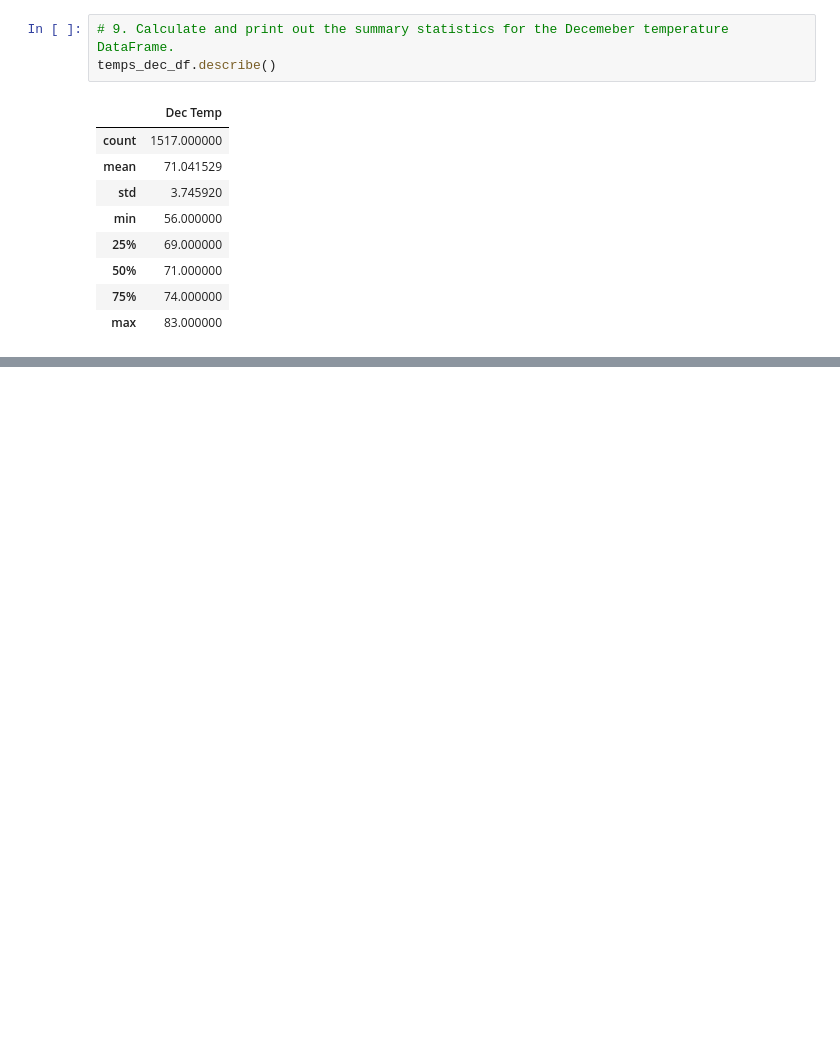
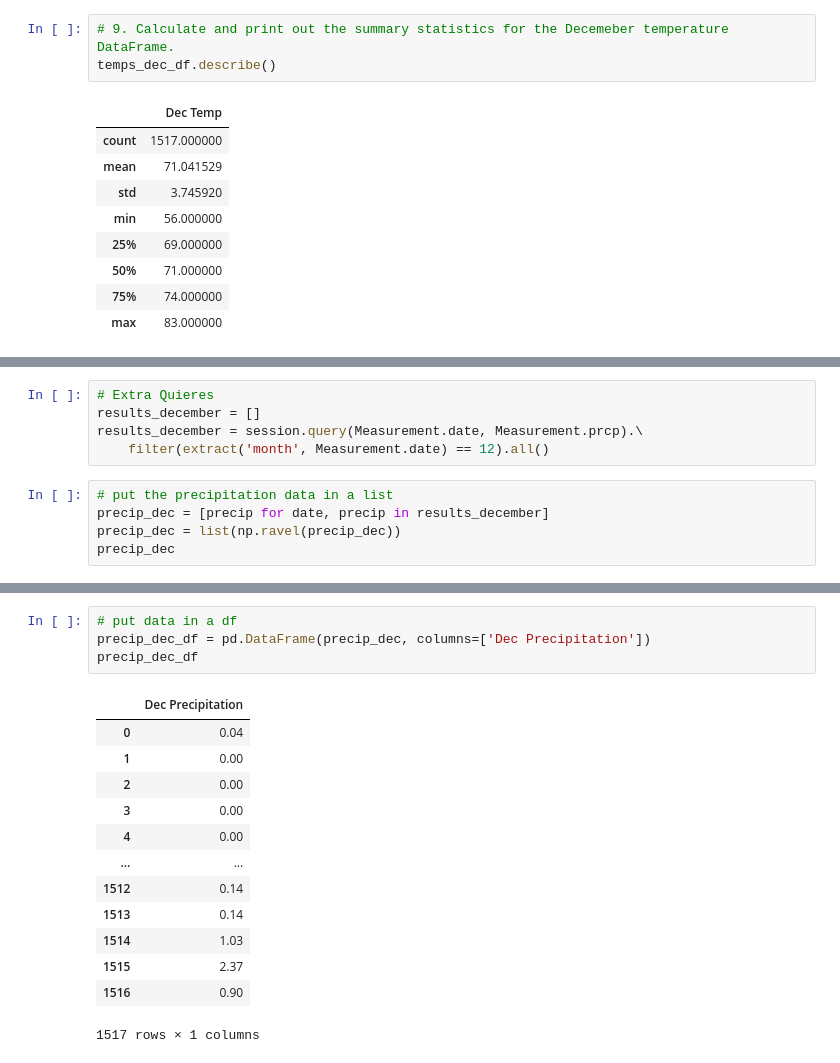
Before and after one commit to Calebmkelly/surfs_up, a Jupyter notebook: SurfsUp_Challenge.ipynb, the cells around one changed output, grey strips where cells are left out. Drawn from its saved outputs; the diff is of its cells as text; blank space fills up the shorter version.

```diff
--- a/SurfsUp_Challenge.ipynb
+++ b/SurfsUp_Challenge.ipynb
@@ -174,0 +234,10 @@ temps_dec_df.describe()
+# %%
+# Extra Quieres
+results_december = []
+results_december = session.query(Measurement.date, Measurement.prcp).\
+    filter(extract('month', Measurement.date) == 12).all()
+# %%
+# put the precipitation data in a list
+precip_dec = [precip for date, precip in results_december]
+precip_dec = list(np.ravel(precip_dec))
+precip_dec
@@ -174,0 +262,18 @@ temps_dec_df.describe()
+# %%
+# put data in a df
+precip_dec_df = pd.DataFrame(precip_dec, columns=['Dec Precipitation'])
+precip_dec_df
+# %% [output]
+|  | Dec Precipitation |
+| 0 | 0.04 |
+| 1 | 0.00 |
+| 2 | 0.00 |
+| 3 | 0.00 |
+| 4 | 0.00 |
+| ... | ... |
+| 1512 | 0.14 |
+| 1513 | 0.14 |
+| 1514 | 1.03 |
+| 1515 | 2.37 |
+| 1516 | 0.90 |
+1517 rows × 1 columns
```
Also changed, not shown: parts of 7 cells of this notebook.
